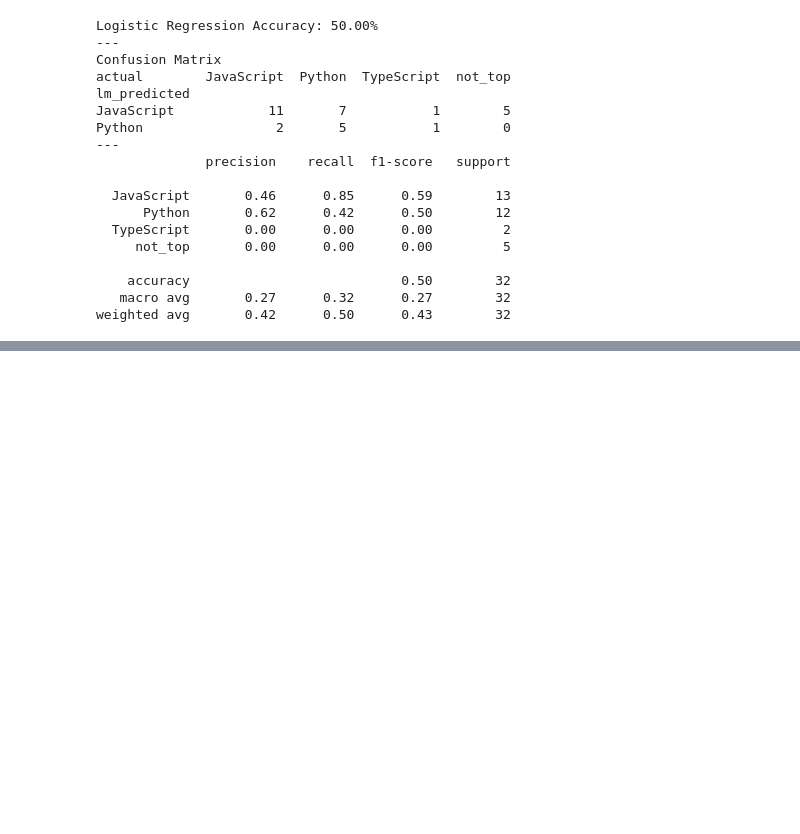
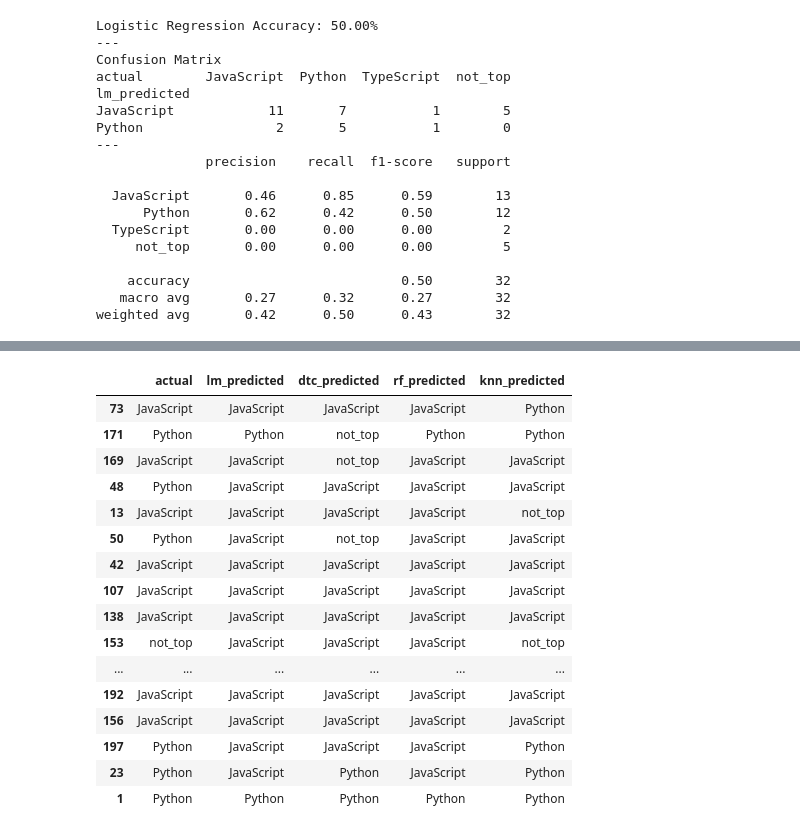
Before and after one commit to bert-jason-ray/nlp-group-project, a Jupyter notebook: modeling.ipynb, the cells around one changed output, grey strips where cells are left out. Cells and saved outputs as stored; diff of their text form; code cells hidden in the pictures; blank space fills up the shorter version.

```diff
--- a/modeling.ipynb
+++ b/modeling.ipynb
@@ -64,8 +67,8 @@ test = pd.DataFrame(dict(actual=y_test))
 # %%
 # Create and fit each model
 lm = LogisticRegression(multi_class='multinomial',random_state=rs).fit(X_train, y_train)
-dtc = DecisionTreeClassifier(max_depth=4, random_state=rs).fit(X_train, y_train)
-rf = RandomForestClassifier(min_samples_leaf=3,max_depth=4, random_state=rs).fit(X_train,y_train)
+dtc = DecisionTreeClassifier(max_depth=5, random_state=rs).fit(X_train, y_train)
+rf = RandomForestClassifier(min_samples_leaf=3,max_depth=5, random_state=rs).fit(X_train,y_train)
 knn = KNeighborsClassifier().fit(X_train,y_train)
 # %%
 # Store the train predictions in our result df
@@ -326,0 +578,20 @@ weighted avg       0.42      0.50      0.43        32
+# %%
+validate
+# %% [output]
+|  | actual | lm_predicted | dtc_predicted | rf_predicted | knn_predicted |
+| 73 | JavaScript | JavaScript | JavaScript | JavaScript | Python |
+| 171 | Python | Python | not_top | Python | Python |
+| 169 | JavaScript | JavaScript | not_top | JavaScript | JavaScript |
+| 48 | Python | JavaScript | JavaScript | JavaScript | JavaScript |
+| 13 | JavaScript | JavaScript | JavaScript | JavaScript | not_top |
+| 50 | Python | JavaScript | not_top | JavaScript | JavaScript |
+| 42 | JavaScript | JavaScript | JavaScript | JavaScript | JavaScript |
+| 107 | JavaScript | JavaScript | JavaScript | JavaScript | JavaScript |
+| 138 | JavaScript | JavaScript | JavaScript | JavaScript | JavaScript |
+| 153 | not_top | JavaScript | JavaScript | JavaScript | not_top |
+| ... | ... | ... | ... | ... | ... |
+| 192 | JavaScript | JavaScript | JavaScript | JavaScript | JavaScript |
+| 156 | JavaScript | JavaScript | JavaScript | JavaScript | JavaScript |
+| 197 | Python | JavaScript | JavaScript | JavaScript | Python |
+| 23 | Python | JavaScript | Python | JavaScript | Python |
+| 1 | Python | Python | Python | Python | Python |
```
Also changed, not shown: parts of 18 cells of this notebook, 1 other file.
